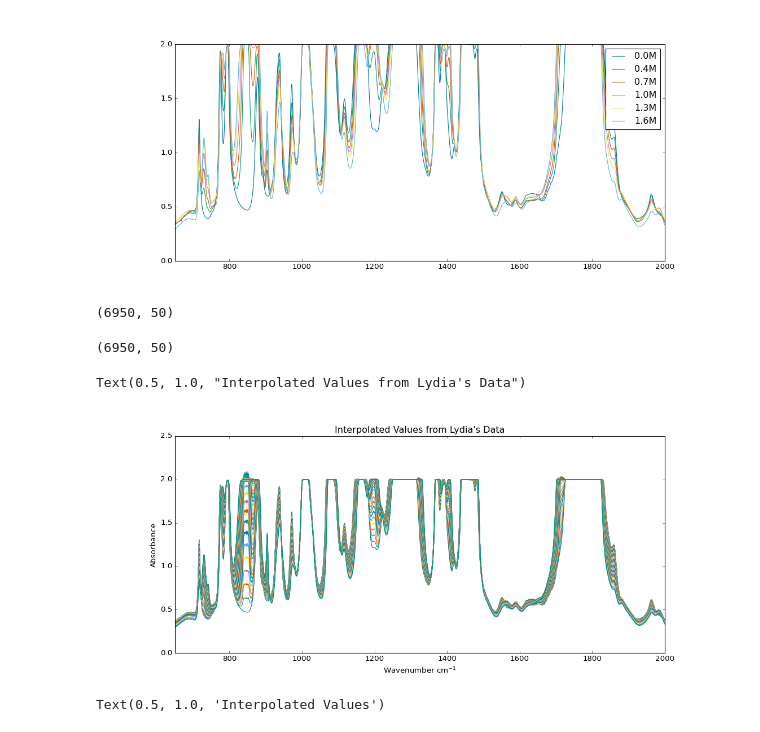
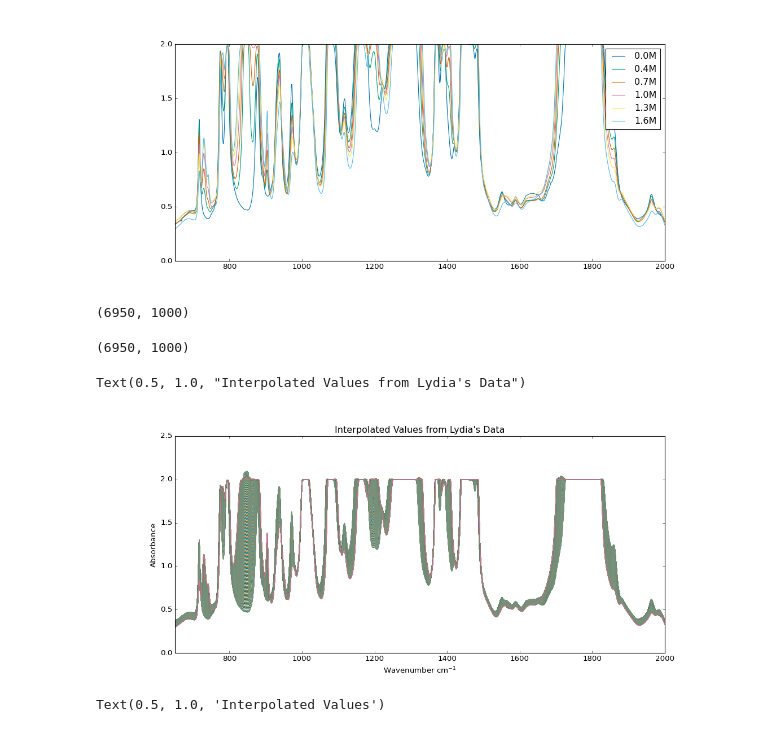
Before and after one commit to MODESBYU/MODES, a Jupyter notebook: Battery Data/Li-Li Symmetric Cell/Diagnostics/Mass_importation.ipynb, the cells around one changed output. Cells and saved outputs as stored; diff of their text form; code cells hidden in the pictures.

```diff
--- a/Battery Data/Li-Li Symmetric Cell/Diagnostics/Mass_importation.ipynb
+++ b/Battery Data/Li-Li Symmetric Cell/Diagnostics/Mass_importation.ipynb
@@ -152,36 +152,36 @@ plt.show()
 # %%
 absorbances = np.array([data[titles[1]],data[titles[2]],data[titles[3]],data[titles[4]],data[titles[5]],data[titles[6]]])
 wavenumbers = data['Wavenumber (cm^-1)']
 concentrations = np.array([0.0,0.4,0.7,1.0,1.3,1.6])
 
 # Create an array for the new concentrations from 0M to 1.6M
-new_concentrations = np.linspace(0, 1.6, 50)
+new_concentrations = np.linspace(0, 1.6, 1000)
 
 # Create a 2D grid for the new concentrations and wavenumbers
 new_concentrations_grid, wavenumbers_grid = np.meshgrid(new_concentrations, wavenumbers)
 
 # Flatten the arrays for the griddata function
 points = np.array([concentrations.repeat(wavenumbers.size), np.tile(wavenumbers, concentrations.size)]).T
 values = absorbances.flatten()
 
 # Interpolate the absorbance for each wavenumber and concentration
 new_absorbances = griddata(points, values, (new_concentrations_grid, wavenumbers_grid), method='cubic')
 
 display(new_concentrations_grid.shape,wavenumbers_grid.shape)
 
 # plot the interpolated data
 plt.figure(figsize=(14,6))
 for i in range(len(new_concentrations)):
     plt.plot(wavenumbers,new_absorbances[:,i])
     plt.xlim(650,2000)
 plt.ylabel("Absorbance")
 plt.xlabel("Wavenumber $cm^{-1}$")
 plt.title("Interpolated Values from Lydia's Data")
 # %% [output]
-(6950, 50)
+(6950, 1000)
-(6950, 50)
+(6950, 1000)
 Text(0.5, 1.0, "Interpolated Values from Lydia's Data")
-[figure, old version]
+[figure, new version]
 # %%
 #display(points,values)
 #help(griddata)
```
Also changed, not shown: parts of 3 cells of this notebook, 1 other file.
